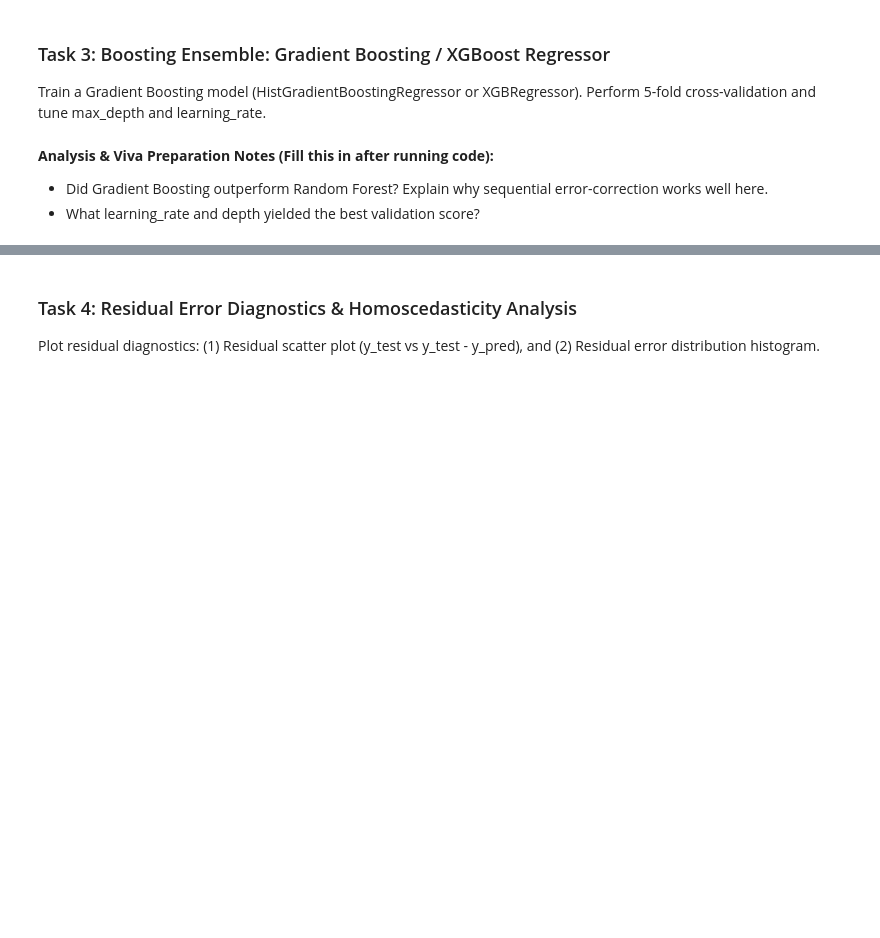
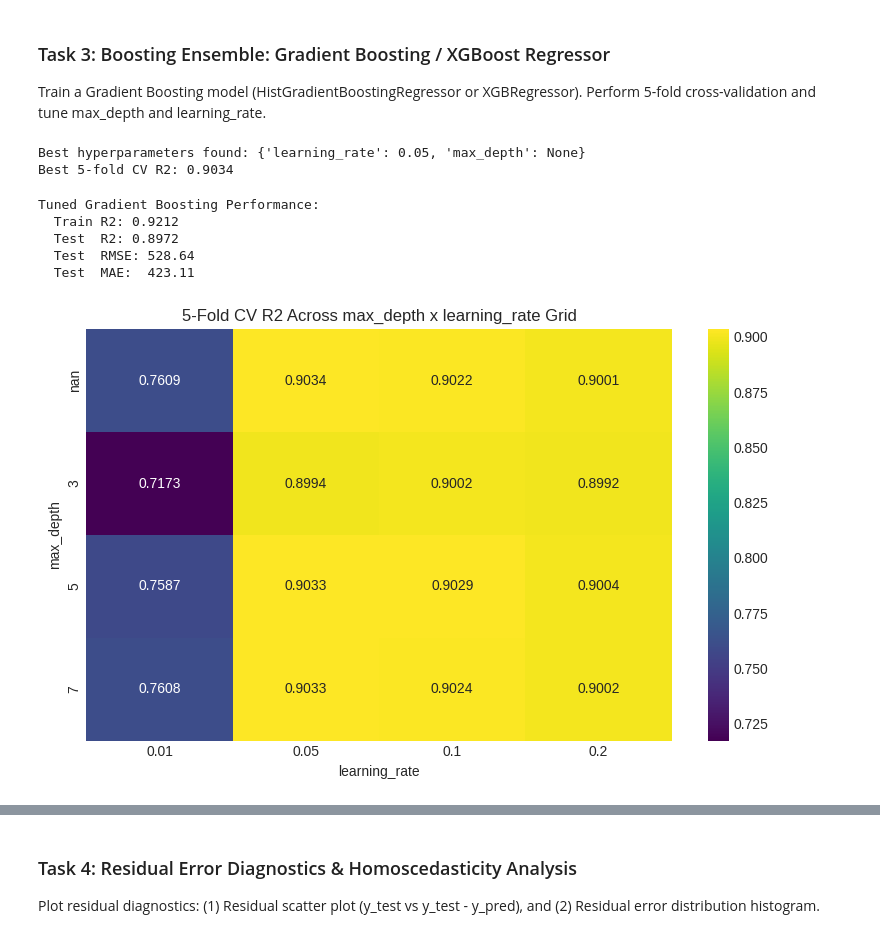
Before and after one commit to chenuka10/EV_Battery_PHM, a Jupyter notebook: notebooks/week2/02_task1_ensembles_personB.ipynb, the cells around one changed output, grey strips where cells are left out. Drawn from its saved outputs; the diff is of its cells as text; code cells hidden in the pictures; blank space fills up the shorter version.

```diff
--- a/notebooks/week2/02_task1_ensembles_personB.ipynb
+++ b/notebooks/week2/02_task1_ensembles_personB.ipynb
@@ -121,4 +282,52 @@ from sklearn.ensemble import HistGradientBoostingRegressor
-# %% [markdown]
-**Analysis & Viva Preparation Notes (Fill this in after running code):**
-- Did Gradient Boosting outperform Random Forest? Explain why sequential error-correction works well here.
-- What learning_rate and depth yielded the best validation score?
+# %%
+from sklearn.ensemble import HistGradientBoostingRegressor
+from sklearn.model_selection import KFold, GridSearchCV
+
+param_grid = {
+    'max_depth': [3, 5, 7, None],
+    'learning_rate': [0.01, 0.05, 0.1, 0.2]
+}
+
+kf = KFold(n_splits=5, shuffle=True, random_state=42)
+base_gb = HistGradientBoostingRegressor(random_state=42)
+
+grid_search = GridSearchCV(base_gb, param_grid, cv=kf, scoring='r2', n_jobs=-1)
+grid_search.fit(X1_train, y1_train)
+
+print("Best hyperparameters found:", grid_search.best_params_)
+print(f"Best 5-fold CV R2: {grid_search.best_score_:.4f}")
+# %% [output]
+Best hyperparameters found: {'learning_rate': 0.05, 'max_depth': None}
+Best 5-fold CV R2: 0.9034
+# %%
+best_gb = grid_search.best_estimator_
+
+gb_train_pred = best_gb.predict(X1_train)
+gb_test_pred = best_gb.predict(X1_test)
+
+print("Tuned Gradient Boosting Performance:")
+print(f"  Train R2: {r2_score(y1_train, gb_train_pred):.4f}")
+print(f"  Test  R2: {r2_score(y1_test, gb_test_pred):.4f}")
+print(f"  Test  RMSE: {mean_squared_error(y1_test, gb_test_pred) ** 0.5:.2f}")
+print(f"  Test  MAE:  {mean_absolute_error(y1_test, gb_test_pred):.2f}")
+# %% [output]
+Tuned Gradient Boosting Performance:
+  Train R2: 0.9212
+  Test  R2: 0.8972
+  Test  RMSE: 528.64
+  Test  MAE:  423.11
+# %%
+# Visualise CV performance across the hyperparameter grid
+cv_results = pd.DataFrame(grid_search.cv_results_)
+pivot = cv_results.pivot(index='param_max_depth', columns='param_learning_rate', values='mean_test_score')
+
+fig, ax = plt.subplots(figsize=(8, 5))
+sns.heatmap(pivot.astype(float), annot=True, fmt='.4f', cmap='viridis', ax=ax)
+ax.set_title('5-Fold CV R2 Across max_depth x learning_rate Grid')
+ax.set_xlabel('learning_rate')
+ax.set_ylabel('max_depth')
+plt.tight_layout()
+plt.savefig('plots_personB_week2/task3_cv_heatmap.png')
+plt.show()
+# %% [output]
+[figure, added]
```
Also changed, not shown: parts of 25 cells of this notebook.
